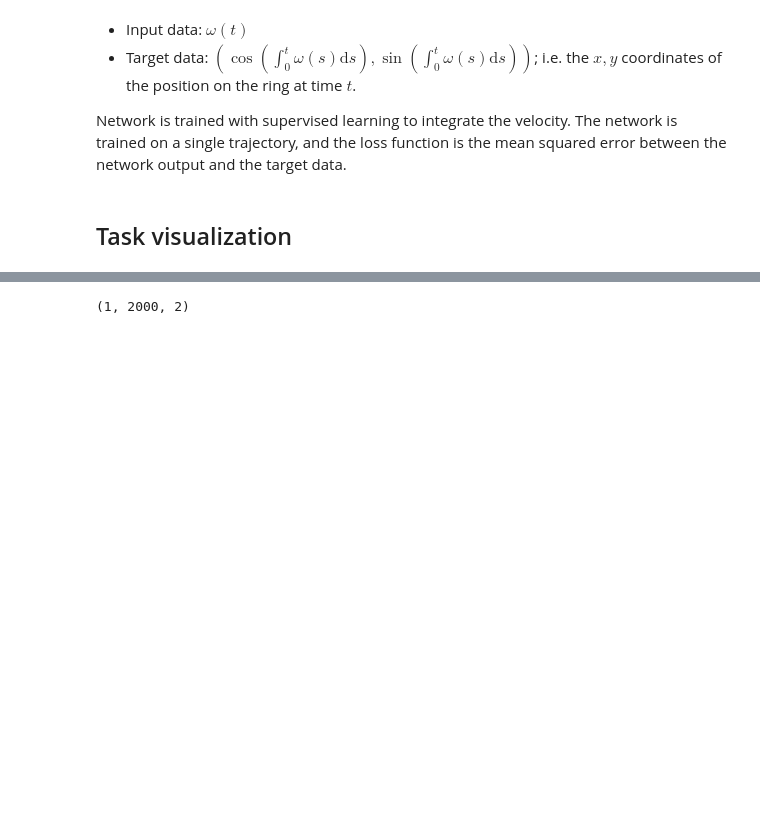
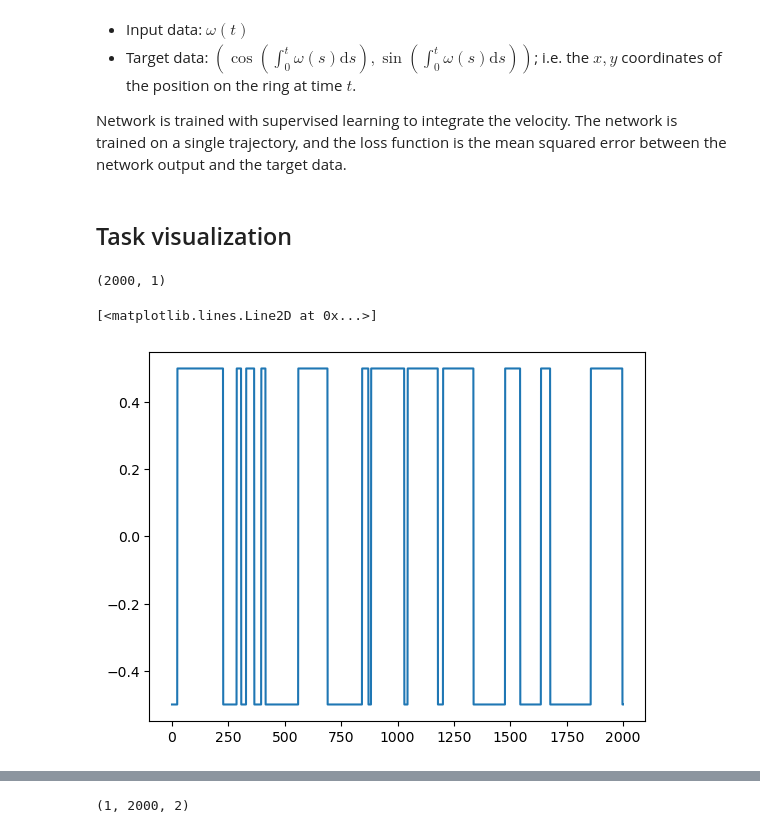
Before and after one commit to alexnegron/modular-dynamics, a Jupyter notebook: notebooks/modular_dynamics_rnn_independent_velocities_experiments.ipynb, the cells around one changed output, grey strips where cells are left out. Cells and saved outputs as stored; diff of their text form; code cells hidden in the pictures; blank space fills up the shorter version.

```diff
--- a/notebooks/modular_dynamics_rnn_independent_velocities_experiments.ipynb
+++ b/notebooks/modular_dynamics_rnn_independent_velocities_experiments.ipynb
@@ -138,3 +138,12 @@ plt.show()
 Network is trained with supervised learning to integrate the velocity. The network is trained on a single trajectory, and the loss function is the mean squared error between the network output and the target data.
 # %% [markdown]
 ## Task visualization
+# %%
+inputs.shape
+# %% [output]
+(2000, 1)
+# %%
+plt.plot(inputs)
+# %% [output]
+[<matplotlib.lines.Line2D at 0x...>]
+[figure, added]
```
Also changed, not shown: parts of 3 cells of this notebook, 2 other files.
